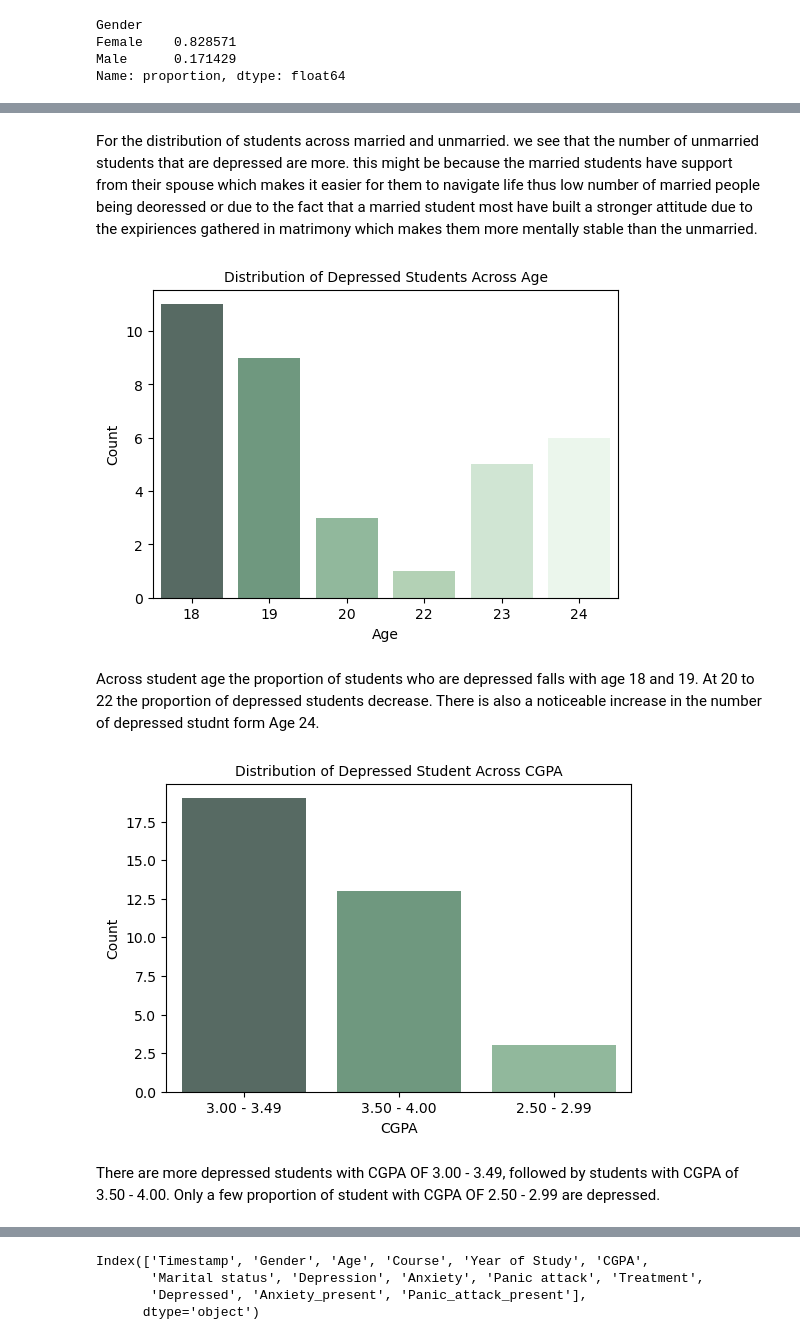
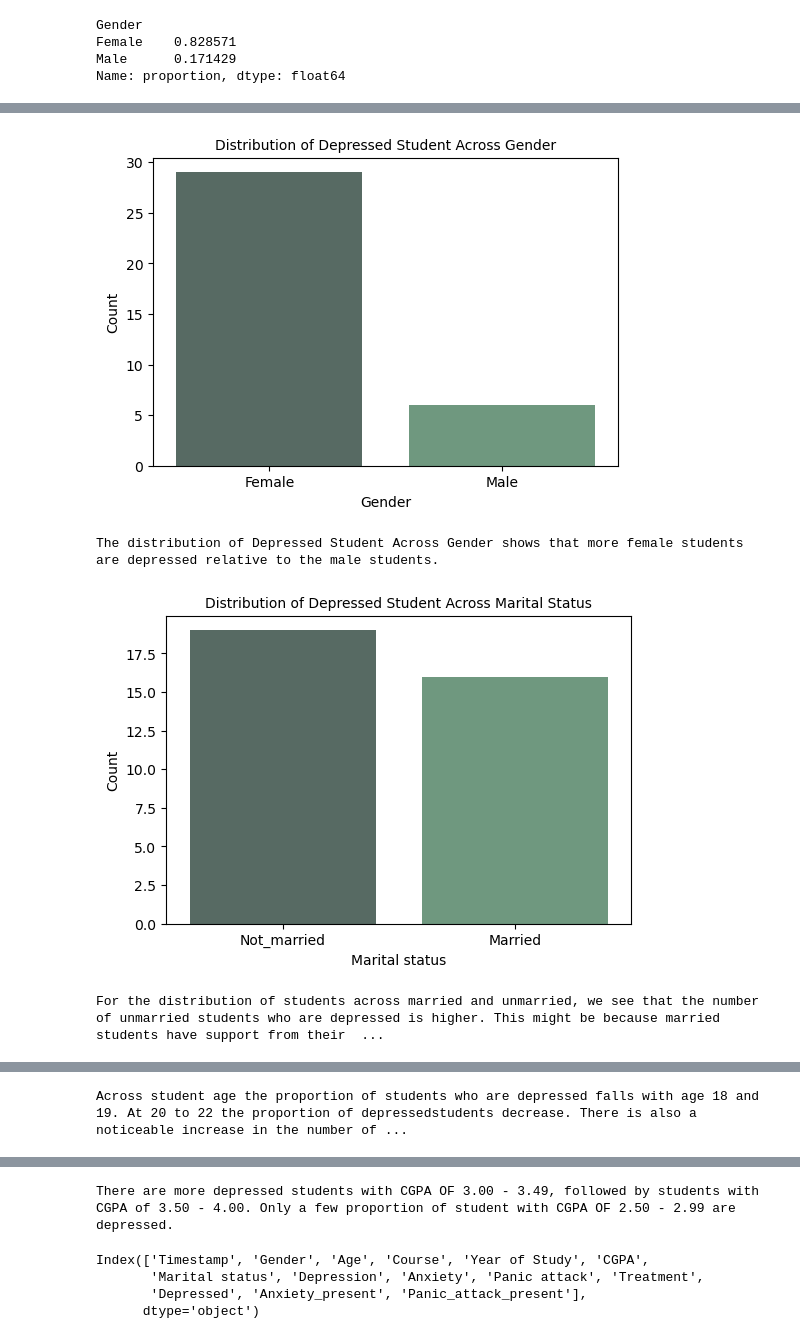
Before and after one commit to GiaSoon2000/Python-Project, a Jupyter notebook: analysis-of-student-mental-health.ipynb, the cells around one changed output, grey strips where cells are left out. Drawn from its saved outputs; the diff is of its cells as text; code cells hidden in the pictures.

```diff
--- a/analysis-of-student-mental-health.ipynb
+++ b/analysis-of-student-mental-health.ipynb
@@ -613,27 +500,34 @@ plt.show()
-# %% [markdown]
-For the distribution of students across married and unmarried. we see that the number of unmarried students that are depressed are more. this might be because the married students have support from their spouse which makes it easier for them to navigate life thus low number of married people being deoressed or due to the fact that a married student most have built a stronger attitude due to the expiriences gathered in matrimony which makes them more mentally stable than the unmarried.
-# %%
-colors = ['#546D64', '#689F7D', '#8ABF99', '#AED6B1', '#CDE8D0', '#E9F8EB']
-
-plt.figure(figsize=(6, 4))
-sns.countplot(data=depression_df, x='Age', palette=colors)
-plt.title('Distribution of Depressed Students Across Age', fontsize=10)
-plt.xlabel('Age')
-plt.ylabel('Count')
-plt.show()
-# %% [output]
-[figure, removed]
-# %% [markdown]
-Across student age the proportion of students who are depressed falls with age 18 and 19. At 20 to 22 the proportion of depressed students decrease. There is also a noticeable increase in the number of depressed studnt form Age 24.
-# %%
-colors = ['#546D64', '#689F7D', '#8ABF99']
-plt.figure(figsize=(6, 4))
-sns.countplot(data=depression_df, x='CGPA', palette=colors)
-plt.title('Distribution of Depressed Student Across CGPA', fontsize=10)
-plt.xlabel('CGPA')
-plt.ylabel('Count')
-plt.show()
-# %% [output]
-[figure, removed]
-# %% [markdown]
-There are more depressed students with CGPA OF 3.00 - 3.49, followed by students with CGPA of 3.50 - 4.00. Only a few proportion of student with CGPA OF 2.50 - 2.99 are depressed.
+# %%
+from depression_Analysis import DepressionAnalysis
+
+# depression_df is already defined in notebook
+analysis = DepressionAnalysis(depression_df)
+
+# Plot gender distribution
+analysis.plot_gender_distribution()
+
+# Print insight about gender distribution
+print(analysis.gender_distribution_insight())
+
+# Plot marital status distribution
+analysis.plot_marital_status_distribution()
+
+# Print insight about marital status distribution
+print(analysis.marital_status_distribution_insight())
+
+# Plot age distribution
+analysis.plot_age_distribution()
+
+# Print insight about age distribution
+print(analysis.age_distribution_insight())
+
+# Plot cgpa distribution
+analysis.plot_cgpa_distribution()
+
+# Print insight about cgpa distribution
+print(analysis.cgpa_distribution_insight())
+# %% [output]
+[figure, added]
+The distribution of Depressed Student Across Gender shows that more female students are depressed relative to the male students.
+[figure, added]
+For the distribution of students across married and unmarried, we see that the number of unmarried students who are depressed is higher. This might be because married students have support from their  ...
@@ -639,0 +535 @@ There are more depressed students with CGPA OF 3.00 - 3.49, followed by students
+Across student age the proportion of students who are depressed falls with age 18 and 19. At 20 to 22 the proportion of depressedstudents decrease. There is also a noticeable increase in the number of ...
@@ -640,3 +537,4 @@ There are more depressed students with CGPA OF 3.00 - 3.49, followed by students
+There are more depressed students with CGPA OF 3.00 - 3.49, followed by students with CGPA of 3.50 - 4.00. Only a few proportion of student with CGPA OF 2.50 - 2.99 are depressed.
 # %%
 depression_df.columns
 # %% [output]
```
Also changed, not shown: parts of 24 cells of this notebook, 3 other files.
